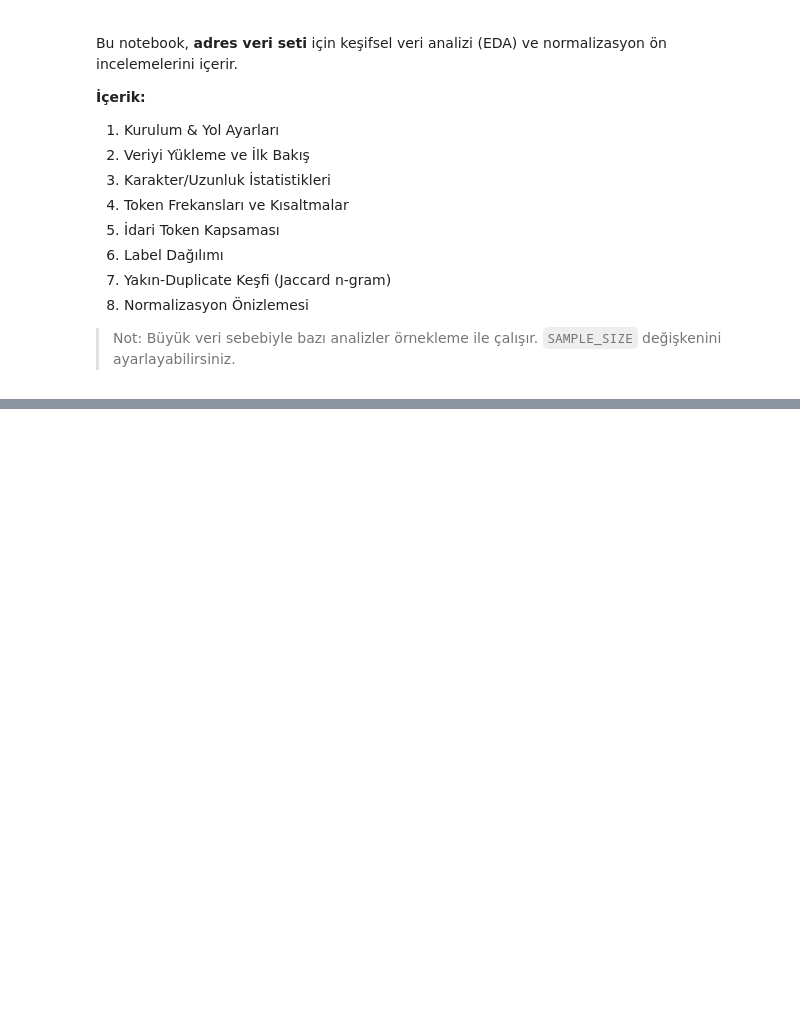
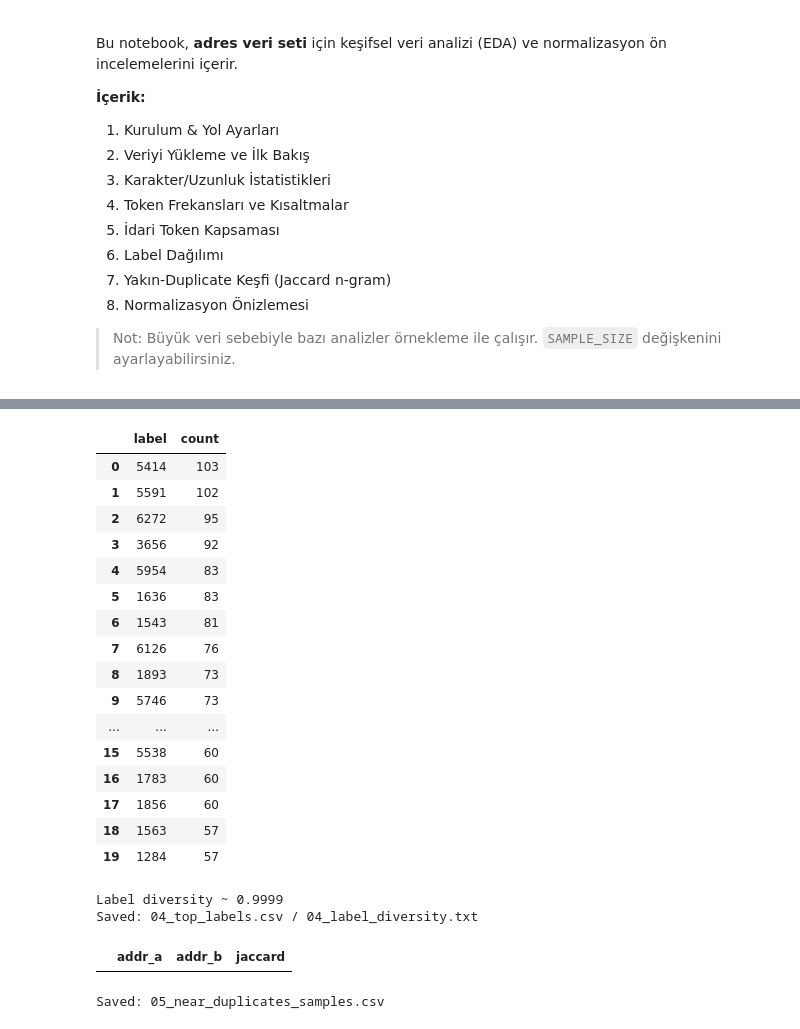
Before and after one commit to irem-kaya/Address-Parsing, a Jupyter notebook: notebooks/address_eda.ipynb, the cells around one changed output, grey strips where cells are left out. Saved outputs shown, nothing was run; the diff lists cells and outputs as text; code cells hidden in the pictures; blank space fills up the shorter version.

```diff
--- a/notebooks/address_eda.ipynb
+++ b/notebooks/address_eda.ipynb
@@ -139,31 +198,52 @@ print("Saved: 03_admin_token_coverage.csv")
 # %%
 # 6) Label Dağılımı
 vc = df["label"].value_counts()
 top_labels = vc.head(20).rename_axis("label").reset_index(name="count")
-diversity = 1.0 - np.sum((vc / vc.sum()) ** 2)  # Gini-like
+diversity = 1.0 - np.sum((vc / vc.sum()) ** 2)  # Gini-benzeri çeşitlilik
 
 display(top_labels)
 print("Label diversity ~", round(diversity,4))
 
-top_labels.to_csv(os.path.join(OUTPUT_DIR, "04_top_labels.csv"), index=False)
-with open(os.path.join(OUTPUT_DIR, "04_label_diversity.txt"), "w", encoding="utf-8") as f:
+top_labels.to_csv(f"{OUTPUT_DIR}/04_top_labels.csv", index=False)
+with open(f"{OUTPUT_DIR}/04_label_diversity.txt", "w", encoding="utf-8") as f:
     f.write(f"Gini-like diversity (1=dağılım çeşitli): {diversity:.4f}\n")
 print("Saved: 04_top_labels.csv / 04_label_diversity.txt")
+# %% [output]
+|  | label | count |
+| 0 | 5414 | 103 |
+| 1 | 5591 | 102 |
+| 2 | 6272 | 95 |
+| 3 | 3656 | 92 |
+| 4 | 5954 | 83 |
+| 5 | 1636 | 83 |
+| 6 | 1543 | 81 |
+| 7 | 6126 | 76 |
+| 8 | 1893 | 73 |
+| 9 | 5746 | 73 |
+| ... | ... | ... |
+| 15 | 5538 | 60 |
+| 16 | 1783 | 60 |
+| 17 | 1856 | 60 |
+| 18 | 1563 | 57 |
+| 19 | 1284 | 57 |
+Label diversity ~ 0.9999
+Saved: 04_top_labels.csv / 04_label_diversity.txt
 # %%
 # 7) Yakın-Duplicate Keşfi (Jaccard 3-gram)
 def char_ngrams(s, n=3):
     s = basic_clean(s).replace(" ","")
     return {s[i:i+n] for i in range(max(0, len(s)-n+1))}
 
-SAMPLE_FOR_DUP = min(20000, len(df))
+SAMPLE_FOR_DUP = min(20_000, len(df))
 sample_series = df["address"].sample(SAMPLE_FOR_DUP, random_state=RANDOM_STATE).reset_index(drop=True)
 grams = [char_ngrams(s, n=3) for s in sample_series]
 
 pairs = []
-thr = 0.90
+thr = 0.90        # daha az/güçlü için 0.85/0.95 ile oynayabilirsin
+window = 200      # brute-force pencere; hız/derinlik dengesi
 for i in range(len(sample_series)):
     gi = grams[i]
-    for j in range(i+1, min(i+200, len(sample_series))):
+    for j in range(i+1, min(i+window, len(sample_series))):
         gj = grams[j]
         inter = len(gi & gj); uni = len(gi | gj)
         jacc = inter/uni if uni else 0.0
@@ -172,6 +252,9 @@ for i in range(len(sample_series)):
 
 dup_df = pd.DataFrame(pairs, columns=["addr_a","addr_b","jaccard"])
 display(dup_df.head(20))
-dup_df.head(200).to_csv(os.path.join(OUTPUT_DIR, "05_near_duplicates_samples.csv"), index=False)
+dup_df.head(200).to_csv(f"{OUTPUT_DIR}/05_near_duplicates_samples.csv", index=False)
 print("Saved: 05_near_duplicates_samples.csv")
+# %% [output]
+|  | addr_a | addr_b | jaccard |
+Saved: 05_near_duplicates_samples.csv
 # %%
```
Also changed, not shown: parts of 6 cells of this notebook, 21 other files.
